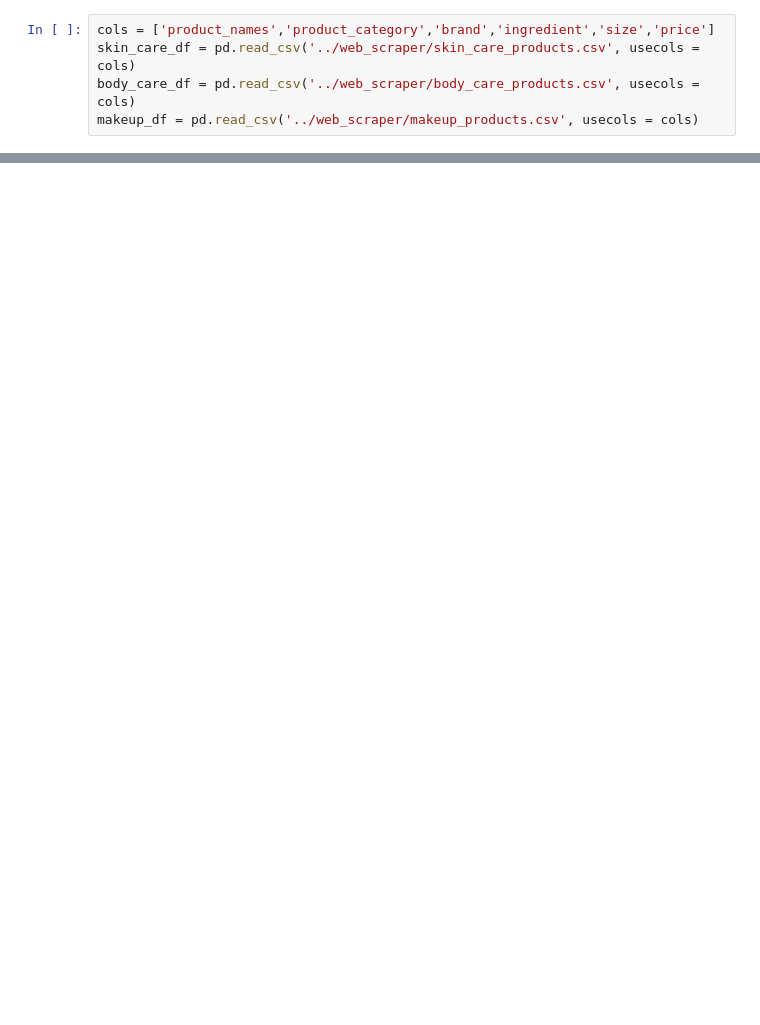
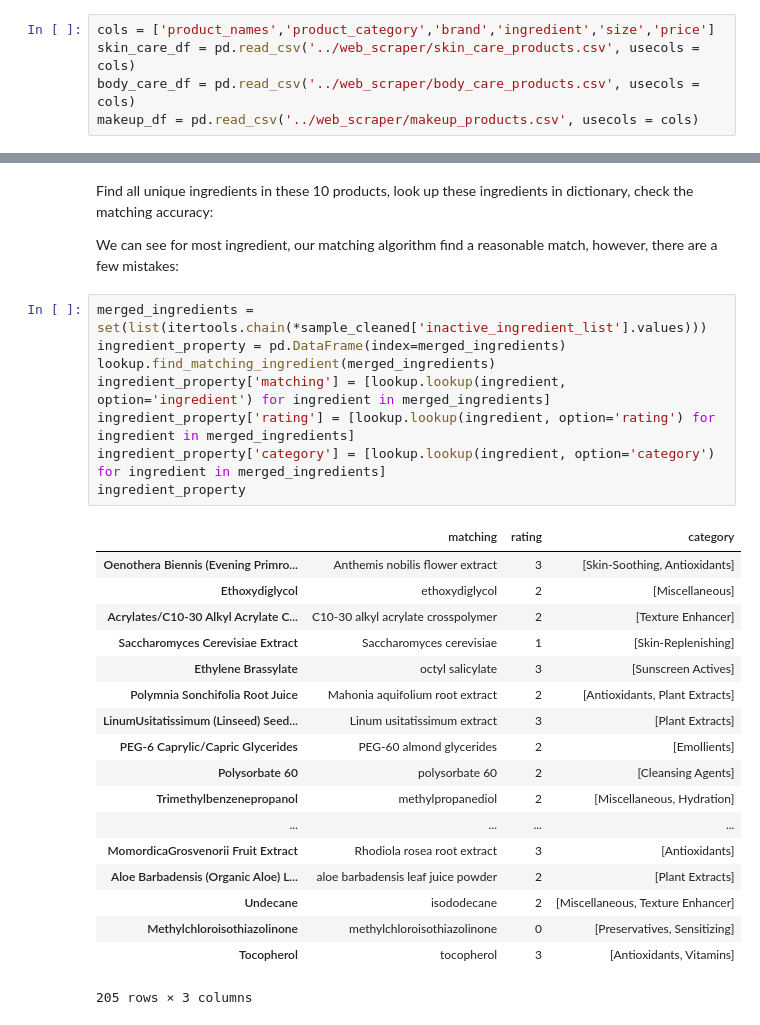
Before and after one commit to NoxMoon/inside_beauty, a Jupyter notebook: data_cleaning/data_cleaning.ipynb, the cells around one changed output, grey strips where cells are left out. Cells and saved outputs as stored; diff of their text form; blank space fills up the shorter version.

```diff
--- a/data_cleaning/data_cleaning.ipynb
+++ b/data_cleaning/data_cleaning.ipynb
@@ -86,0 +305,31 @@ skin_care_df['ingredient_list'][23]
+# %% [markdown]
+Find all unique ingredients in these 10 products, look up these ingredients in dictionary, check the matching accuracy:
+
+We can see for most ingredient, our matching algorithm find a reasonable match, however, there are a few mistakes:
+# %%
+merged_ingredients = set(list(itertools.chain(*sample_cleaned['inactive_ingredient_list'].values)))
+ingredient_property = pd.DataFrame(index=merged_ingredients)
+lookup.find_matching_ingredient(merged_ingredients)
+ingredient_property['matching'] = [lookup.lookup(ingredient, option='ingredient') for ingredient in merged_ingredients]
+ingredient_property['rating'] = [lookup.lookup(ingredient, option='rating') for ingredient in merged_ingredients]
+ingredient_property['category'] = [lookup.lookup(ingredient, option='category') for ingredient in merged_ingredients]
+ingredient_property
+# %% [output]
+|  | matching | rating | category |
+| Oenothera Biennis (Evening Primro... | Anthemis nobilis flower extract | 3 | [Skin-Soothing, Antioxidants] |
+| Ethoxydiglycol | ethoxydiglycol | 2 | [Miscellaneous] |
+| Acrylates/C10-30 Alkyl Acrylate C... | C10-30 alkyl acrylate crosspolymer | 2 | [Texture Enhancer] |
+| Saccharomyces Cerevisiae Extract | Saccharomyces cerevisiae | 1 | [Skin-Replenishing] |
+| Ethylene Brassylate | octyl salicylate | 3 | [Sunscreen Actives] |
+| Polymnia Sonchifolia Root Juice | Mahonia aquifolium root extract | 2 | [Antioxidants, Plant Extracts] |
+| LinumUsitatissimum (Linseed) Seed... | Linum usitatissimum extract | 3 | [Plant Extracts] |
+| PEG-6 Caprylic/Capric Glycerides | PEG-60 almond glycerides | 2 | [Emollients] |
+| Polysorbate 60 | polysorbate 60 | 2 | [Cleansing Agents] |
+| Trimethylbenzenepropanol | methylpropanediol | 2 | [Miscellaneous, Hydration] |
+| ... | ... | ... | ... |
+| MomordicaGrosvenorii Fruit Extract | Rhodiola rosea root extract | 3 | [Antioxidants] |
+| Aloe Barbadensis (Organic Aloe) L... | aloe barbadensis leaf juice powder | 2 | [Plant Extracts] |
+| Undecane | isododecane | 2 | [Miscellaneous, Texture Enhancer] |
+| Methylchloroisothiazolinone | methylchloroisothiazolinone | 0 | [Preservatives, Sensitizing] |
+| Tocopherol | tocopherol | 3 | [Antioxidants, Vitamins] |
+205 rows × 3 columns
```
Also changed, not shown: parts of 27 cells of this notebook, 1 other file.
